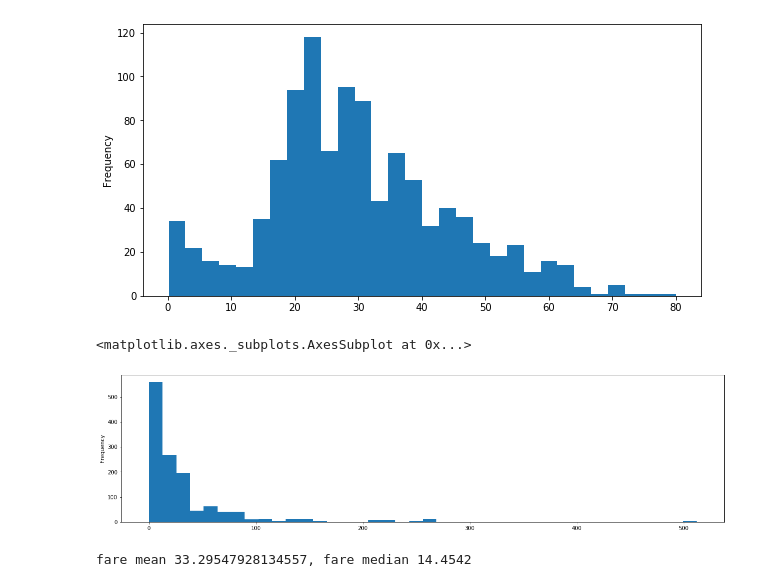
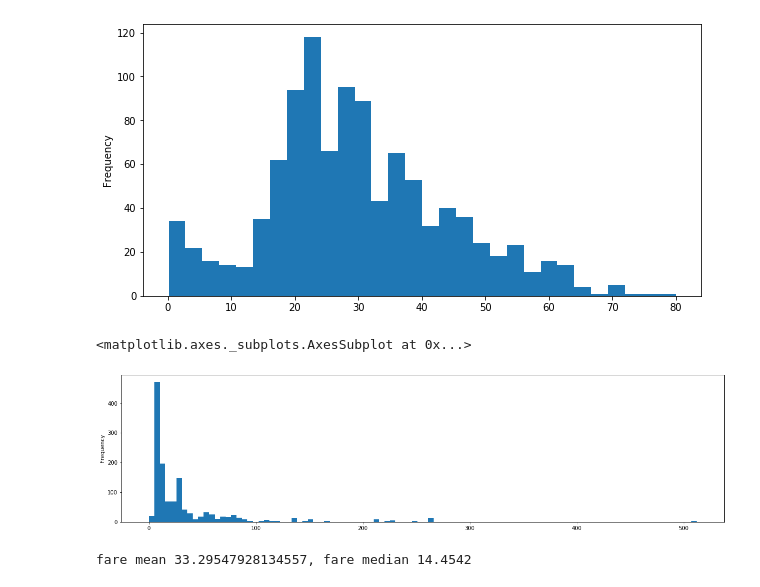
Before and after one commit to tlapusan/tree_based_models_workshop, a Jupyter notebook: notebooks/tree-ensemble-18-07-2019-cristi-lungu-workshop.ipynb, the cells around one changed output. Drawn from its saved outputs; the diff is of its cells as text; code cells hidden in the pictures.

```diff
--- a/notebooks/tree-ensemble-18-07-2019-cristi-lungu-workshop.ipynb
+++ b/notebooks/tree-ensemble-18-07-2019-cristi-lungu-workshop.ipynb
@@ -174,10 +188,10 @@ dataset.age.plot.hist(bins=30)
 [figure]
 # %%
 plt.figure(figsize=(20,5))
-dataset.fare.plot.hist(bins=40)
+dataset.fare.plot.hist(bins=100)
 # %% [output]
 <matplotlib.axes._subplots.AxesSubplot at 0x...>
-[figure, old version]
+[figure, new version]
 # %%
 print(f"fare mean {dataset.fare.mean()}, fare median {dataset.fare.median()}")
 # %% [output]
```
Also changed, not shown: parts of 18 cells of this notebook.
